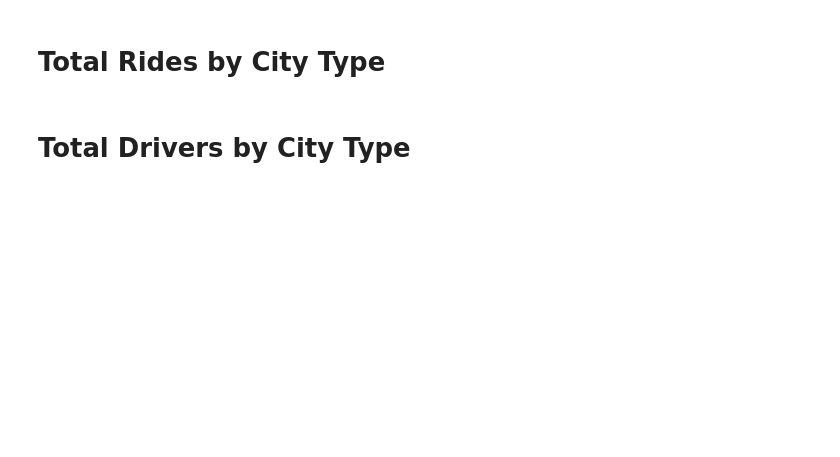
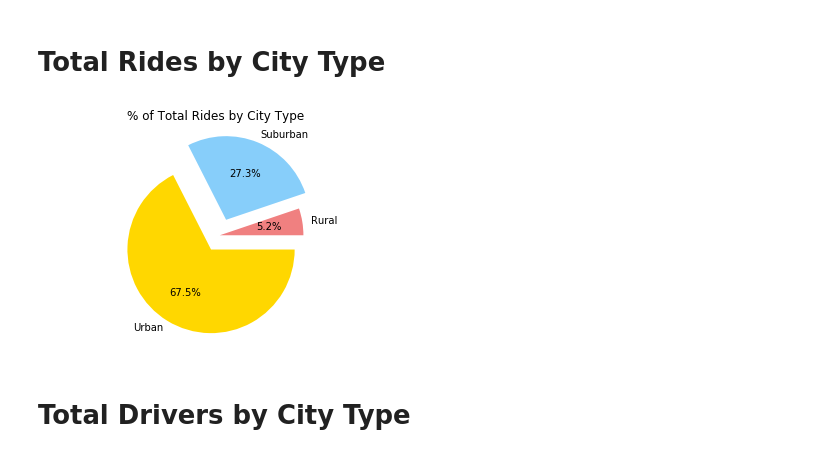
Before and after one commit to avlam/UCB-HW5, a Jupyter notebook: Pyber_avl/Pyber_avl.ipynb, the cells around one changed output. Cells and saved outputs as stored; diff of their text form; code cells hidden in the pictures; blank space fills up the shorter version.

```diff
--- a/Pyber_avl/Pyber_avl.ipynb
+++ b/Pyber_avl/Pyber_avl.ipynb
@@ -98,4 +119,16 @@ plt.show()
 # %% [markdown]
 # Total Rides by City Type
+# %%
+group_type = bubble_data.groupby(['City Type'])
+plt.pie(group_type['Total Rides'].sum(),
+        labels = group_type['Total Rides'].sum().keys(),
+        colors = group_type['color'].min(),
+        explode = [0,0.2,0.2],
+       autopct = '%1.1f%%')
+plt.title('% of Total Rides by City Type')
+plt.axis('equal')
+plt.show()
+# %% [output]
+[figure, added]
 # %% [markdown]
 # Total Drivers by City Type
```
Also changed, not shown: parts of 4 cells of this notebook, 1 other file.
